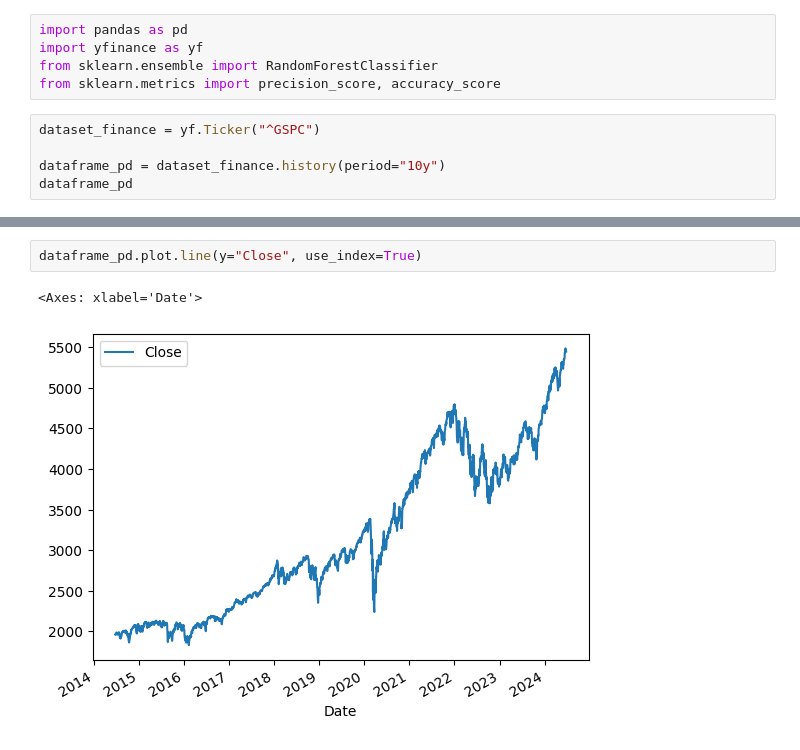
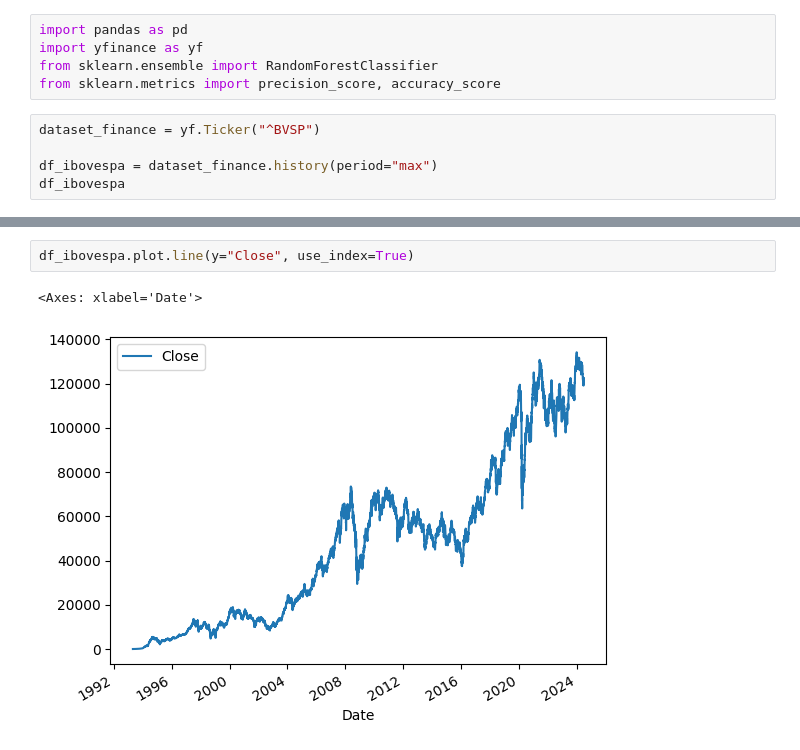
Before and after one commit to rodriguesarrais/ia-mercado-financeiro, a Jupyter notebook: src/stock_market_request.ipynb, the cells around one changed output, grey strips where cells are left out. Drawn from its saved outputs; the diff is of its cells as text.

Commit message:
feat: change dataset to IBOVESPA (BVSP)

```diff
--- a/src/stock_market_request.ipynb
+++ b/src/stock_market_request.ipynb
@@ -4,10 +4,10 @@ import yfinance as yf
 from sklearn.ensemble import RandomForestClassifier
 from sklearn.metrics import precision_score, accuracy_score
 # %%
-dataset_finance = yf.Ticker("^GSPC")
+dataset_finance = yf.Ticker("^BVSP")
 
-dataframe_pd = dataset_finance.history(period="10y")
-dataframe_pd
+df_ibovespa = dataset_finance.history(period="max")
+df_ibovespa
 # %% [output]
 |  | Open | High | Low | Close | Volume | Dividends | Stock Splits |
 | Date |  |  |  |  |  |  |  |
@@ -26,6 +26,6 @@ dataframe_pd
 # %%
-dataframe_pd.plot.line(y="Close", use_index=True)
+df_ibovespa.plot.line(y="Close", use_index=True)
 # %% [output]
 <Axes: xlabel='Date'>
-[figure, old version]
+[figure, new version]
 # %%
```
Also changed, not shown: parts of 4 cells of this notebook.
